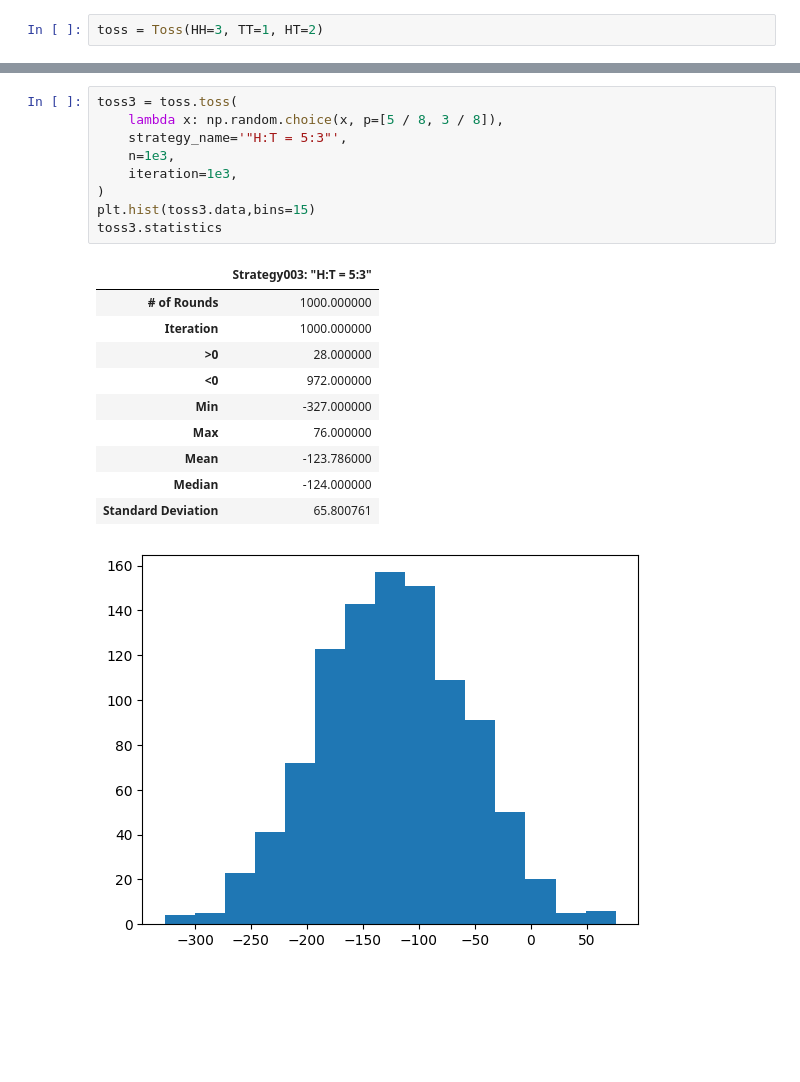
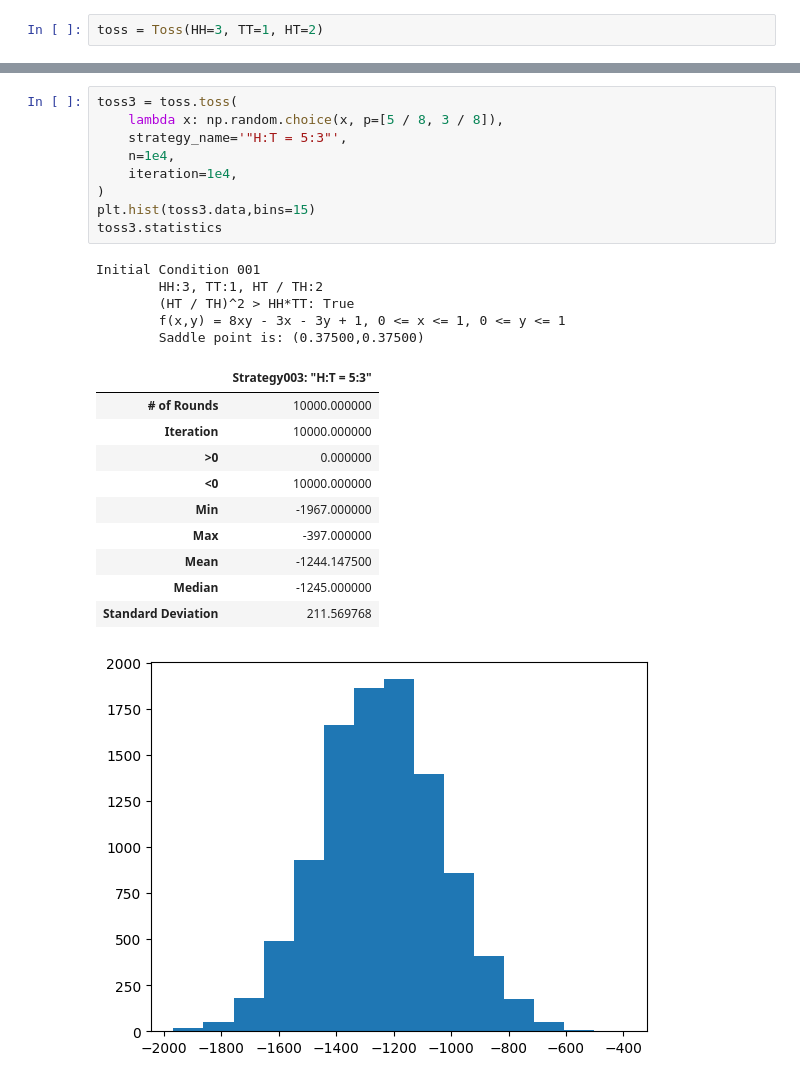
Before and after one commit to SamCHEANG/Math-CS, a Jupyter notebook: toss/toss.ipynb, the cells around one changed output, grey strips where cells are left out. Saved outputs shown, nothing was run; the diff lists cells and outputs as text; blank space fills up the shorter version.

Commit message:
update n and iteration: 1e4 * 1e4

```diff
--- a/toss/toss.ipynb
+++ b/toss/toss.ipynb
@@ -121,21 +142,26 @@ KeyboardInterrupt:
 # %%
 toss3 = toss.toss(
     lambda x: np.random.choice(x, p=[5 / 8, 3 / 8]),
     strategy_name='"H:T = 5:3"',
-    n=1e3,
-    iteration=1e3,
+    n=1e4,
+    iteration=1e4,
 )
 plt.hist(toss3.data,bins=15)
 toss3.statistics
 # %% [output]
+Initial Condition 001
+        HH:3, TT:1, HT / TH:2
+        (HT / TH)^2 > HH*TT: True
+        f(x,y) = 8xy - 3x - 3y + 1, 0 <= x <= 1, 0 <= y <= 1
+        Saddle point is: (0.37500,0.37500)
 |  | Strategy003: "H:T = 5:3" |
-| # of Rounds | 1000.000000 |
-| Iteration | 1000.000000 |
-| >0 | 28.000000 |
-| <0 | 972.000000 |
-| Min | -327.000000 |
-| Max | 76.000000 |
-| Mean | -123.786000 |
-| Median | -124.000000 |
-| Standard Deviation | 65.800761 |
+| # of Rounds | 10000.000000 |
+| Iteration | 10000.000000 |
+| >0 | 0.000000 |
+| <0 | 10000.000000 |
+| Min | -1967.000000 |
+| Max | -397.000000 |
+| Mean | -1244.147500 |
+| Median | -1245.000000 |
+| Standard Deviation | 211.569768 |
-[figure, old version]
+[figure, new version]
```
Also changed, not shown: parts of 3 cells of this notebook, 1 other file.
